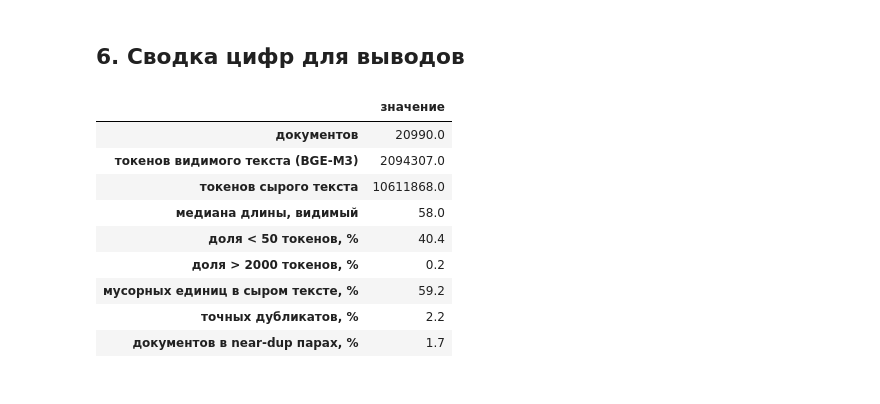
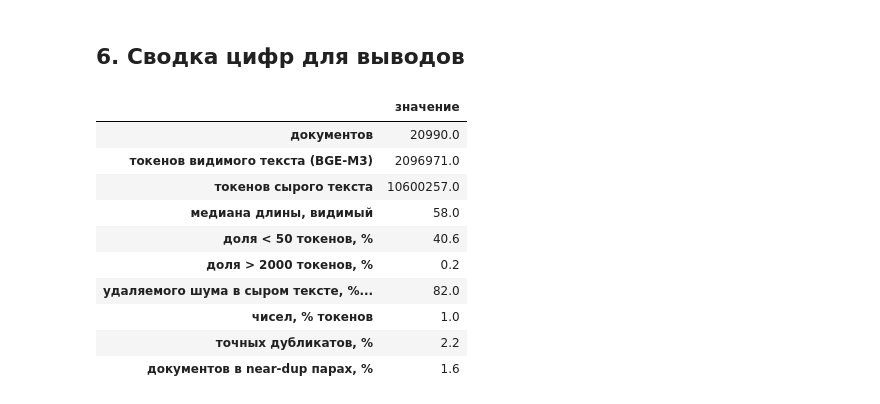
Before and after one commit to dftpnd/gigaschool-rag, a Jupyter notebook: kt1-corpus-gold/eda.ipynb, the cells around one changed output. Cells and saved outputs as stored; diff of their text form; code cells hidden in the pictures.

```diff
--- a/kt1-corpus-gold/eda.ipynb
+++ b/kt1-corpus-gold/eda.ipynb
@@ -293,0 +312,30 @@ pd.Series(pair_src, name="пар").sort_values(ascending=False).to_frame()
+# %%
+JACCARD = 0.8
+words = norm.str.findall(r"\w+")
+shingles = {d: {" ".join(w[j:j + 3]) for j in range(len(w) - 2)} for d, w in zip(df["doc_id"], words) if len(w) >= 5}
+mh_cache = cache_path("near_dup_pairs", "json", shingle=3, min_words=5, num_perm=128, threshold=JACCARD)
+if mh_cache.exists():
+    cand = json.loads(mh_cache.read_text())
+else:
+    lsh = MinHashLSH(threshold=JACCARD, num_perm=128)
+    mhs = {}
+    for d, sh in shingles.items():
+        m = MinHash(num_perm=128, seed=1)
+        m.update_batch([x.encode() for x in sh])
+        mhs[d] = m
+        lsh.insert(d, m)
+    cand = sorted({tuple(sorted((d, o))) for d, m in mhs.items() for o in lsh.query(m) if o != d})
+    mh_cache.write_text(json.dumps(cand, ensure_ascii=False))
+
+jac = lambda a, b: len(shingles[a] & shingles[b]) / len(shingles[a] | shingles[b])
+hash_by_id = dict(zip(df["doc_id"], h))
+cand = [(a, b, jac(a, b)) for a, b in cand if hash_by_id[a] != hash_by_id[b]]  # точные посчитаны выше
+pairs = [(a, b, j) for a, b, j in cand if j >= JACCARD]
+near_ids = {d for a, b, _ in pairs for d in (a, b)}
+print(f"Кандидатов от LSH (не точных): {len(cand)}, из них подтверждено точным Jaccard ≥ {JACCARD}: {len(pairs)} "
+      f"(отброшено {len(cand) - len(pairs)}, минимальный Jaccard среди отброшенных: "
+      f"{min((j for *_, j in cand if j < JACCARD), default=float('nan')):.3f})")
+print(f"Затронуто документов: {len(near_ids)} ({len(near_ids)/len(df)*100:.1f}%)")
+src = dict(zip(df["doc_id"], df["source"]))
+pair_src = Counter(" ↔ ".join(sorted({src[a], src[b]})) if src[a] != src[b] else src[a] for a, b, _ in pairs)
+pd.Series(pair_src, name="пар").sort_values(ascending=False).to_frame()
@@ -320,14 +381,19 @@ from sentence_transformers import SentenceTransformer
 from sklearn.cluster import KMeans
 from sklearn.feature_extraction.text import TfidfVectorizer
 
-emb_cache = CACHE / "e5small_visible.npy"
+import torch
+
+EMB_MODEL = "intfloat/multilingual-e5-small"
+DEVICE = "cuda" if torch.cuda.is_available() else "cpu"  # на CPU тот же результат, но заметно дольше
+emb_cache = cache_path("emb", "npy", model=EMB_MODEL, max_seq_length=512, prefix="passage: ")
 if emb_cache.exists():
     emb = np.load(emb_cache)
 else:
-    model = SentenceTransformer("intfloat/multilingual-e5-small", device="cuda")
+    model = SentenceTransformer(EMB_MODEL, device=DEVICE)
     model.max_seq_length = 512
     emb = model.encode(["passage: " + t for t in df["visible"]], batch_size=128, normalize_embeddings=True, show_progress_bar=False)
     np.save(emb_cache, emb)
+assert emb.shape[0] == len(df), "кэш эмбеддингов не совпадает с корпусом"
 
 K = 14
 df["cluster"] = KMeans(n_clusters=K, n_init=10, random_state=42).fit_predict(emb)
@@ -412,27 +478,29 @@ for c in clusters.sort_values("docs", ascending=False).index:
 # %%
 summary = {
     "документов": len(df),
     "токенов видимого текста (BGE-M3)": int(df["tok_visible"].sum()),
     "токенов сырого текста": int(df["tok_raw"].sum()),
     "медиана длины, видимый": int(df["tok_visible"].median()),
     "доля < 50 токенов, %": round((df["tok_visible"] < 50).mean() * 100, 1),
     "доля > 2000 токенов, %": round((df["tok_visible"] > 2000).mean() * 100, 1),
-    "мусорных единиц в сыром тексте, %": share.loc["ВСЕГО", "мусор_%"],
+    "удаляемого шума в сыром тексте, % токенов": round(share.loc["ВСЕГО", "удаляемый_шум_%"], 1),
+    "чисел, % токенов": round(share.loc["ВСЕГО", "num"], 1),
     "точных дубликатов, %": round(exact["exact_dup"].mean() * 100, 1),
     "документов в near-dup парах, %": round(len(near_ids) / len(df) * 100, 1),
 }
 pd.Series(summary).to_frame("значение")
 # %% [output]
 |  | значение |
 | документов | 20990.0 |
-| токенов видимого текста (BGE-M3) | 2094307.0 |
-| токенов сырого текста | 10611868.0 |
+| токенов видимого текста (BGE-M3) | 2096971.0 |
+| токенов сырого текста | 10600257.0 |
 | медиана длины, видимый | 58.0 |
-| доля < 50 токенов, % | 40.4 |
+| доля < 50 токенов, % | 40.6 |
 | доля > 2000 токенов, % | 0.2 |
-| мусорных единиц в сыром тексте, % | 59.2 |
+| удаляемого шума в сыром тексте, %... | 82.0 |
+| чисел, % токенов | 1.0 |
 | точных дубликатов, % | 2.2 |
-| документов в near-dup парах, % | 1.7 |
+| документов в near-dup парах, % | 1.6 |
 # %% [markdown]
 ## 7. Выводы
 
```
Also changed, not shown: parts of 21 cells of this notebook, 5 other files.
